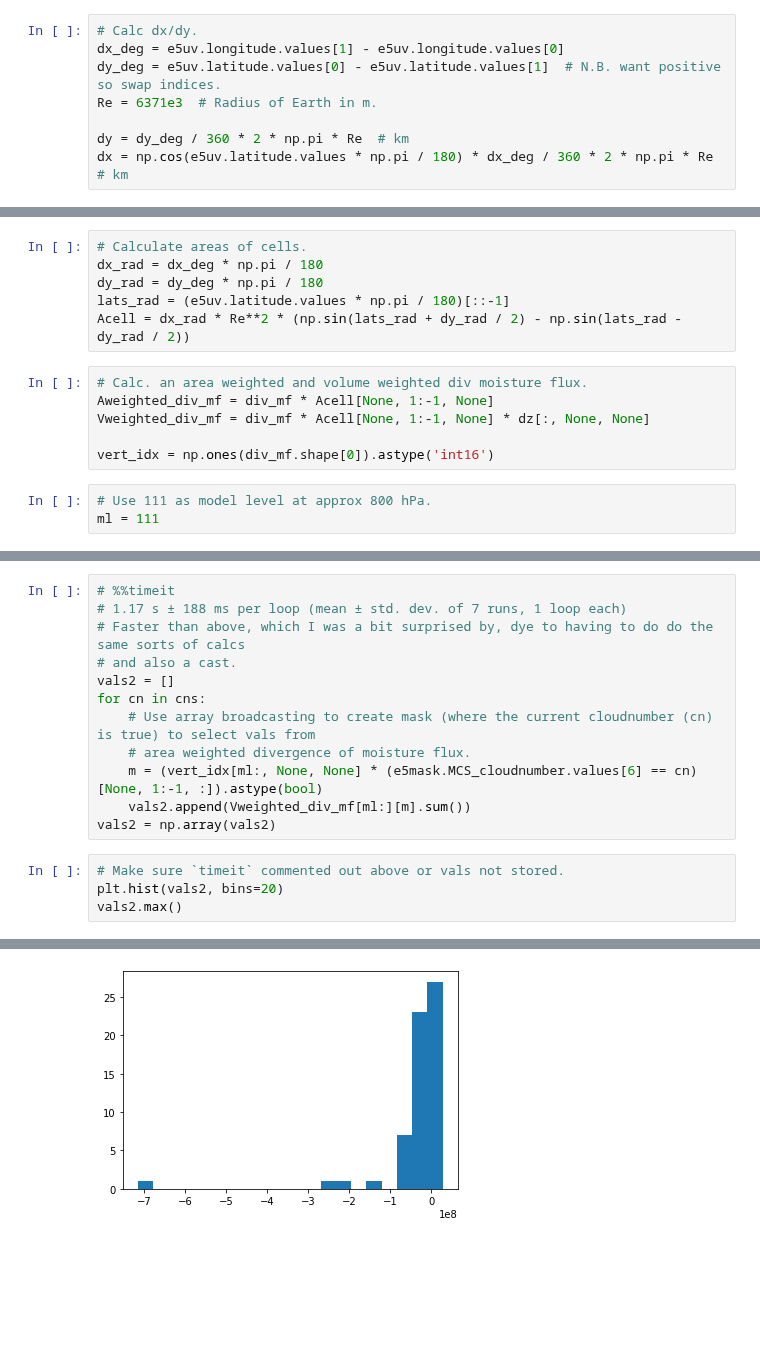
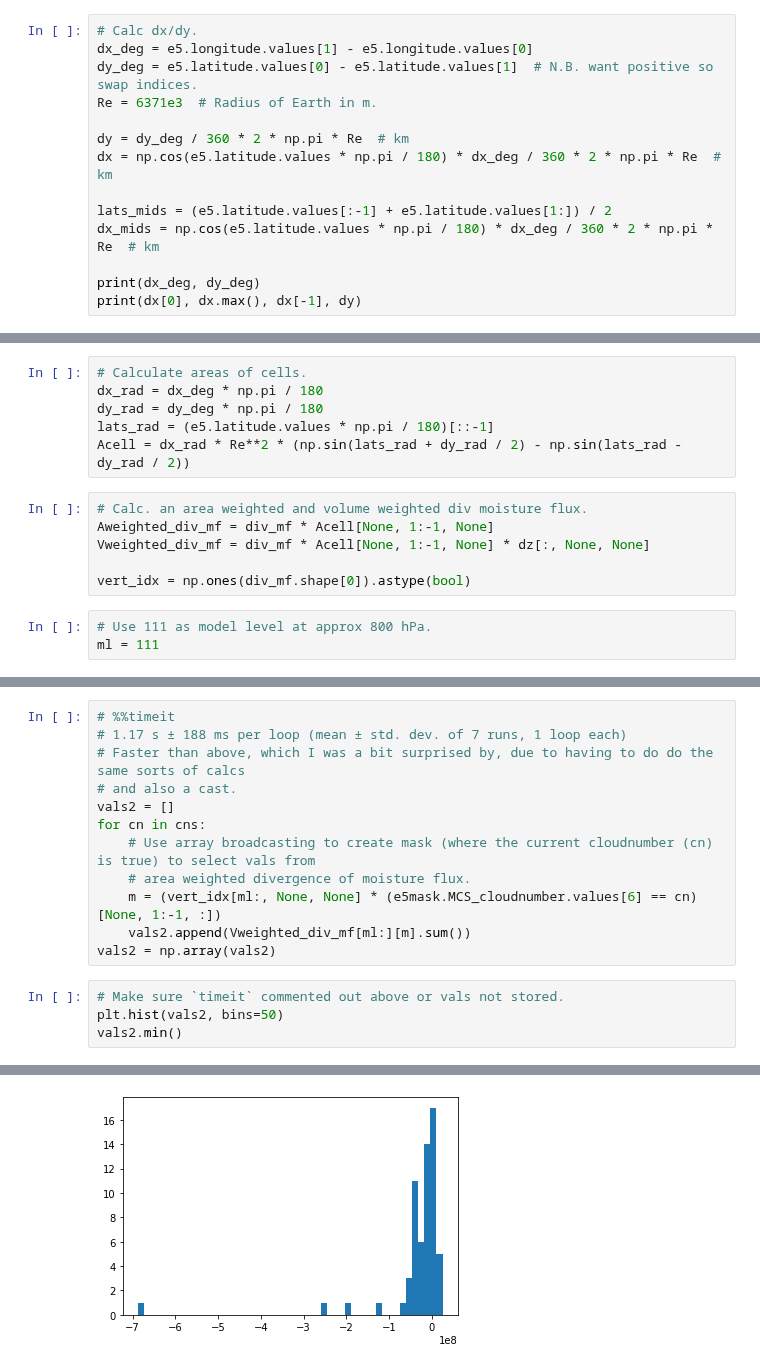
Before and after one commit to markmuetz/mcs_prime, a Jupyter notebook: ctrl/notebooks/dev/calc_moisture_flux_divergence.ipynb, the cells around one changed output, grey strips where cells are left out. Saved outputs shown, nothing was run; the diff lists cells and outputs as text; blank space fills up the shorter version.

```diff
--- a/ctrl/notebooks/dev/calc_moisture_flux_divergence.ipynb
+++ b/ctrl/notebooks/dev/calc_moisture_flux_divergence.ipynb
@@ -185,9 +177,15 @@ def calc_div_mf(rho, q, u, v, dx, dy):
     return dqu_dx[:, 1:-1] + dqv_dy
 # %%
 # Calc dx/dy.
-dx_deg = e5uv.longitude.values[1] - e5uv.longitude.values[0]
-dy_deg = e5uv.latitude.values[0] - e5uv.latitude.values[1]  # N.B. want positive so swap indices.
+dx_deg = e5.longitude.values[1] - e5.longitude.values[0]
+dy_deg = e5.latitude.values[0] - e5.latitude.values[1]  # N.B. want positive so swap indices.
 Re = 6371e3  # Radius of Earth in m.
 
 dy = dy_deg / 360 * 2 * np.pi * Re  # km
-dx = np.cos(e5uv.latitude.values * np.pi / 180) * dx_deg / 360 * 2 * np.pi * Re  # km
+dx = np.cos(e5.latitude.values * np.pi / 180) * dx_deg / 360 * 2 * np.pi * Re  # km
+
+lats_mids = (e5.latitude.values[:-1] + e5.latitude.values[1:]) / 2
+dx_mids = np.cos(e5.latitude.values * np.pi / 180) * dx_deg / 360 * 2 * np.pi * Re  # km
+
+print(dx_deg, dy_deg)
+print(dx[0], dx.max(), dx[-1], dy)
@@ -238,14 +239,14 @@ div_mf.shape
 # Calculate areas of cells.
 dx_rad = dx_deg * np.pi / 180
 dy_rad = dy_deg * np.pi / 180
-lats_rad = (e5uv.latitude.values * np.pi / 180)[::-1]
+lats_rad = (e5.latitude.values * np.pi / 180)[::-1]
 Acell = dx_rad * Re**2 * (np.sin(lats_rad + dy_rad / 2) - np.sin(lats_rad - dy_rad / 2))
 # %%
 # Calc. an area weighted and volume weighted div moisture flux.
 Aweighted_div_mf = div_mf * Acell[None, 1:-1, None]
 Vweighted_div_mf = div_mf * Acell[None, 1:-1, None] * dz[:, None, None]
 
-vert_idx = np.ones(div_mf.shape[0]).astype('int16')
+vert_idx = np.ones(div_mf.shape[0]).astype(bool)
 # %%
 # Use 111 as model level at approx 800 hPa.
 ml = 111
@@ -262,17 +265,17 @@ vals1 = np.array(vals1)
 # %%
 # %%timeit
 # 1.17 s ± 188 ms per loop (mean ± std. dev. of 7 runs, 1 loop each)
-# Faster than above, which I was a bit surprised by, dye to having to do do the same sorts of calcs
+# Faster than above, which I was a bit surprised by, due to having to do do the same sorts of calcs
 # and also a cast.
 vals2 = []
 for cn in cns:
     # Use array broadcasting to create mask (where the current cloudnumber (cn) is true) to select vals from
     # area weighted divergence of moisture flux.
-    m = (vert_idx[ml:, None, None] * (e5mask.MCS_cloudnumber.values[6] == cn)[None, 1:-1, :]).astype(bool)
+    m = (vert_idx[ml:, None, None] * (e5mask.MCS_cloudnumber.values[6] == cn)[None, 1:-1, :])
     vals2.append(Vweighted_div_mf[ml:][m].sum())
 vals2 = np.array(vals2)
 # %%
 # Make sure `timeit` commented out above or vals not stored.
-plt.hist(vals2, bins=20)
-vals2.max()
+plt.hist(vals2, bins=50)
+vals2.min()
 # %% [output]
@@ -280,3 +283,3 @@ vals2.max()
-[figure, old version]
+[figure, new version]
 # %% [markdown]
 Not sure why all these values are negative! I would have thought there should be substantial moisture flux into the lower levels of an MCS.
```
Also changed, not shown: parts of 71 cells of this notebook, 12 other files.
